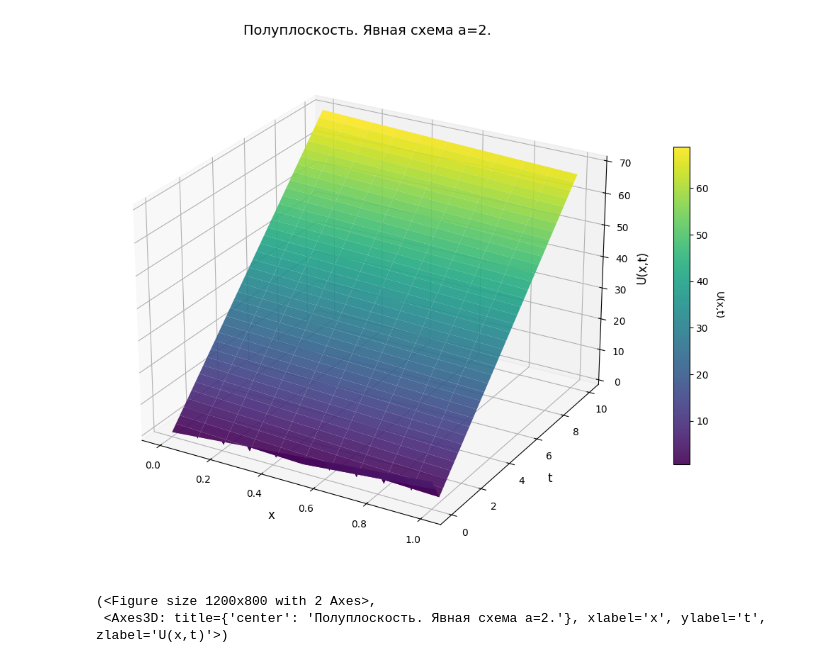
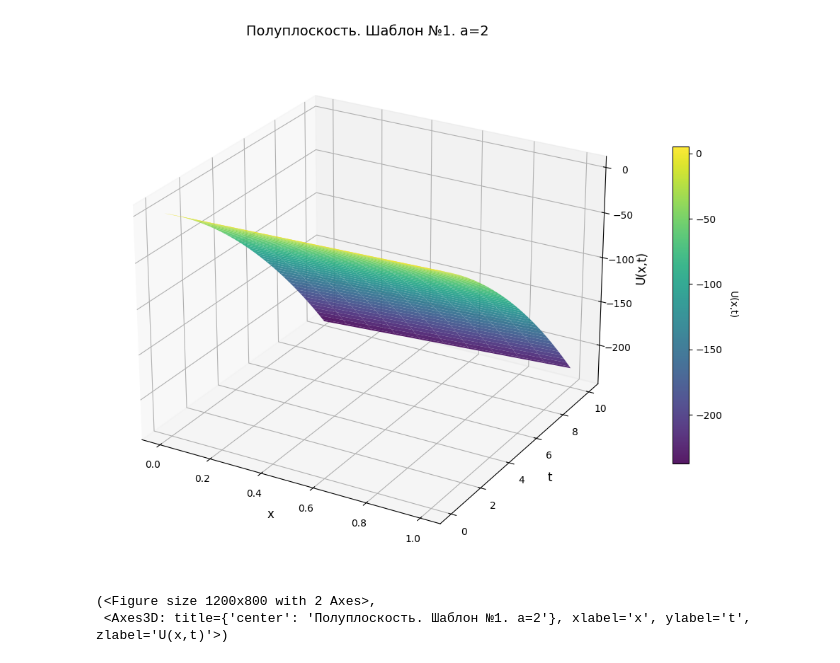
Before and after one commit to Aurum68/numerical_methods_labs, a Jupyter notebook: lab6.ipynb, the cells around one changed output. Drawn from its saved outputs; the diff is of its cells as text; code cells hidden in the pictures.

```diff
--- a/lab6.ipynb
+++ b/lab6.ipynb
@@ -57,36 +57,41 @@ tau = h / a_pos
 nx = int((x_end - x_start) / h + 1)
 nt = int((t_end - t_start) / tau + 1)
 
-x = [x_start + i * h for i in range(nx)]
+x = [x_start + i * h for i in range(- nt * nx, nt * nx + 1)]
 t = [t_start + i * tau for i in range(nt)]
 # %%
 lam = a_pos * tau / h
 
-u = [([0] * nx) for _ in range(nt)]
+u = [[0 for _ in range(len(x))] for _ in range(nt)]
 
-for i in range(nx):
+for i in range(len(x)):
     xi = x[i]
     u[0][i] = u_start(xi)
 # %%
 for j in range(nt - 1):
     tj = t[j]
-    for i in range(1, nx):
+    for i in range(1, len(x)):
         xi = x[i]
         u[j + 1][i] = u[j][i] - lam * (u[j][i] - u[j][i - 1]) + tau * f(xi, tj)
 
     u[j + 1][0] = u_left(t[j + 1])
+# %%
+i_start = x.index(x_start)
+i_end = x.index(x_end)
+
+u_01 = [u[j][i_start:i_end + 1] for j in range(nt)]
 # %%
 plot_3d_surface(
-    np.array(x),
+    np.array(x[i_start:i_end + 1]),
     np.array(t),
-    np.array(u),
-    "Полуплоскость. Явная схема a=2.",
-    filename="Полуплоскость. Явная схема a=2.",
+    np.array(u_01),
+    "Полуплоскость. Шаблон №1. a=2",
+    filename="Полуплоскость. Шаблон №1. a=2.png",
     cmap='viridis'
 )
 # %% [output]
-[figure, old version]
+[figure, new version]
 (<Figure size 1200x800 with 2 Axes>,
- <Axes3D: title={'center': 'Полуплоскость. Явная схема a=2.'}, xlabel='x', ylabel='t', zlabel='U(x,t)'>)
+ <Axes3D: title={'center': 'Полуплоскость. Шаблон №1. a=2'}, xlabel='x', ylabel='t', zlabel='U(x,t)'>)
 # %%
 lam = a_neg * tau / h
```
Also changed, not shown: parts of 10 cells of this notebook, 1 other file.
